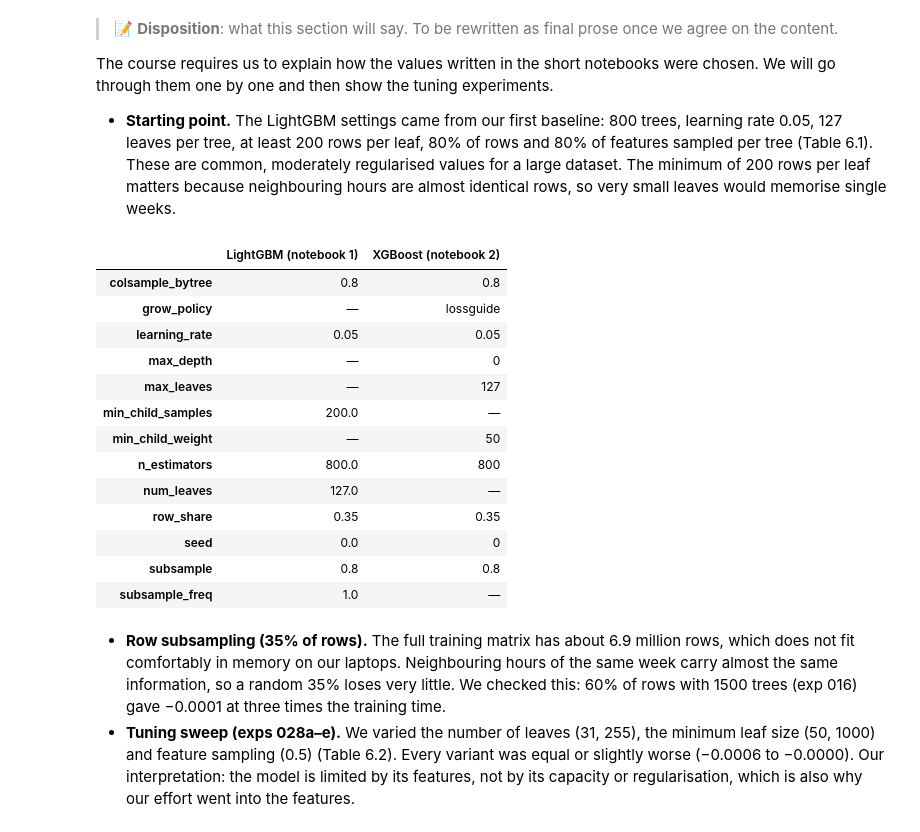
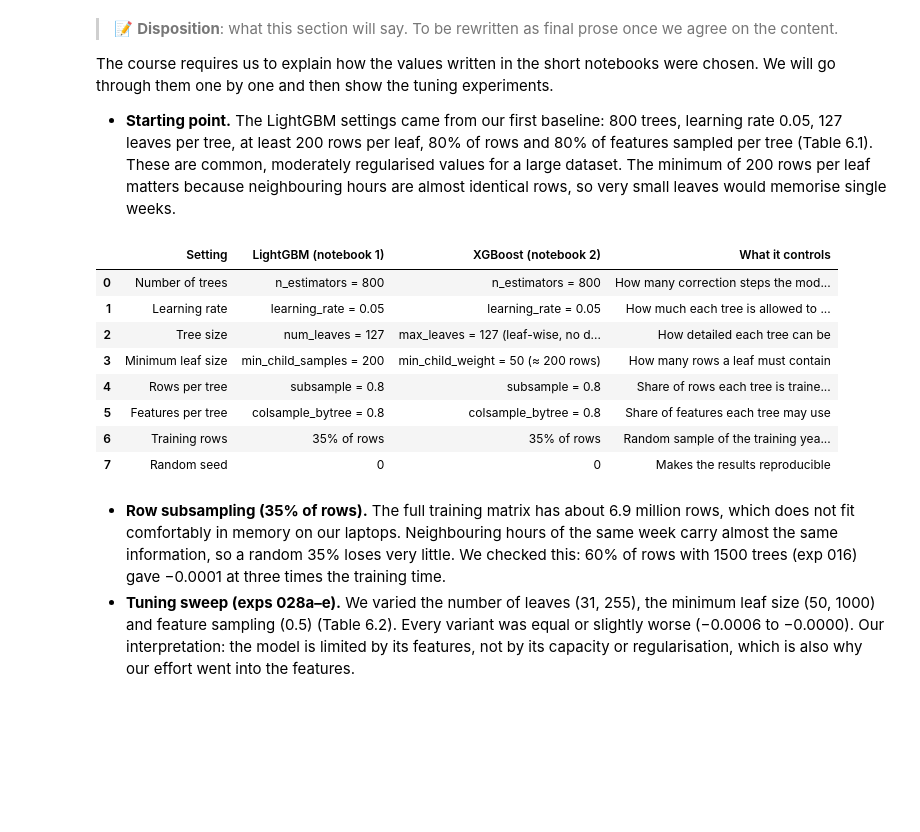
Before and after one commit to idatomine/Women-in-AI-tdt4173, a Jupyter notebook: Report.ipynb, the cells around one changed output. Cells and saved outputs as stored; diff of their text form; code cells hidden in the pictures; blank space fills up the shorter version.

```diff
--- a/Report.ipynb
+++ b/Report.ipynb
@@ -915,24 +915,30 @@ them one by one and then show the tuning experiments.
 # %%
 # Table 6.1: the hyperparameters in the short notebooks
 cfg_lgbm = yaml.safe_load((ROOT / "configs/exp_029_main_river.yaml").read_text())["model"]
 cfg_xgb = yaml.safe_load((ROOT / "configs/exp_030_xgb_main_river.yaml").read_text())["model"]
-show_table(pd.DataFrame({"LightGBM (notebook 1)": pd.Series({**cfg_lgbm["params"], "row_share": cfg_lgbm["row_share"], "seed": cfg_lgbm["seed"]}),
-                         "XGBoost (notebook 2)": pd.Series({**cfg_xgb["params"], "row_share": cfg_xgb["row_share"], "seed": cfg_xgb["seed"]})}).fillna("—"), "6.1")
+lg, xg = cfg_lgbm["params"], cfg_xgb["params"]
+table_61 = pd.DataFrame([
+    ("Number of trees", f"n_estimators = {lg['n_estimators']}", f"n_estimators = {xg['n_estimators']}", "How many correction steps the model takes"),
+    ("Learning rate", f"learning_rate = {lg['learning_rate']}", f"learning_rate = {xg['learning_rate']}", "How much each tree is allowed to change the prediction"),
+    ("Tree size", f"num_leaves = {lg['num_leaves']}", f"max_leaves = {xg['max_leaves']} (leaf-wise, no depth limit)", "How detailed each tree can be"),
+    ("Minimum leaf size", f"min_child_samples = {lg['min_child_samples']}", f"min_child_weight = {xg['min_child_weight']} (≈ 200 rows)", "How many rows a leaf must contain"),
+    ("Rows per tree", f"subsample = {lg['subsample']}", f"subsample = {xg['subsample']}", "Share of rows each tree is trained on"),
+    ("Features per tree", f"colsample_bytree = {lg['colsample_bytree']}", f"colsample_bytree = {xg['colsample_bytree']}", "Share of features each tree may use"),
+    ("Training rows", f"{cfg_lgbm['row_share']:.0%} of rows", f"{cfg_xgb['row_share']:.0%} of rows", "Random sample of the training years used per model"),
+    ("Random seed", str(cfg_lgbm["seed"]), str(cfg_xgb["seed"]), "Makes the results reproducible"),
+], columns=["Setting", "LightGBM (notebook 1)", "XGBoost (notebook 2)", "What it controls"])
+show_table(table_61, "6.1", columns=r">{\raggedright\arraybackslash}p{0.16\linewidth}>{\raggedright\arraybackslash}p{0.22\linewidth}>{\raggedright\arraybackslash}p{0.25\linewidth}>{\raggedright\arraybackslash}p{0.27\linewidth}")
+table_61
 # %% [output]
-|  | LightGBM (notebook 1) | XGBoost (notebook 2) |
-| colsample_bytree | 0.8 | 0.8 |
-| grow_policy | — | lossguide |
-| learning_rate | 0.05 | 0.05 |
-| max_depth | — | 0 |
-| max_leaves | — | 127 |
-| min_child_samples | 200.0 | — |
-| min_child_weight | — | 50 |
-| n_estimators | 800.0 | 800 |
-| num_leaves | 127.0 | — |
-| row_share | 0.35 | 0.35 |
-| seed | 0.0 | 0 |
-| subsample | 0.8 | 0.8 |
-| subsample_freq | 1.0 | — |
+|  | Setting | LightGBM (notebook 1) | XGBoost (notebook 2) | What it controls |
+| 0 | Number of trees | n_estimators = 800 | n_estimators = 800 | How many correction steps the mod... |
+| 1 | Learning rate | learning_rate = 0.05 | learning_rate = 0.05 | How much each tree is allowed to ... |
+| 2 | Tree size | num_leaves = 127 | max_leaves = 127 (leaf-wise, no d... | How detailed each tree can be |
+| 3 | Minimum leaf size | min_child_samples = 200 | min_child_weight = 50 (≈ 200 rows) | How many rows a leaf must contain |
+| 4 | Rows per tree | subsample = 0.8 | subsample = 0.8 | Share of rows each tree is traine... |
+| 5 | Features per tree | colsample_bytree = 0.8 | colsample_bytree = 0.8 | Share of features each tree may use |
+| 6 | Training rows | 35% of rows | 35% of rows | Random sample of the training yea... |
+| 7 | Random seed | 0 | 0 | Makes the results reproducible |
 # %% [markdown]
 - **Row subsampling (35% of rows).** The full training matrix has about 6.9 million rows, which does not fit comfortably in memory
   on our laptops. Neighbouring hours of the same week carry almost the same information, so a random 35% loses very little. We
```
Also changed, not shown: parts of 1 cell of this notebook, 52 other files.
